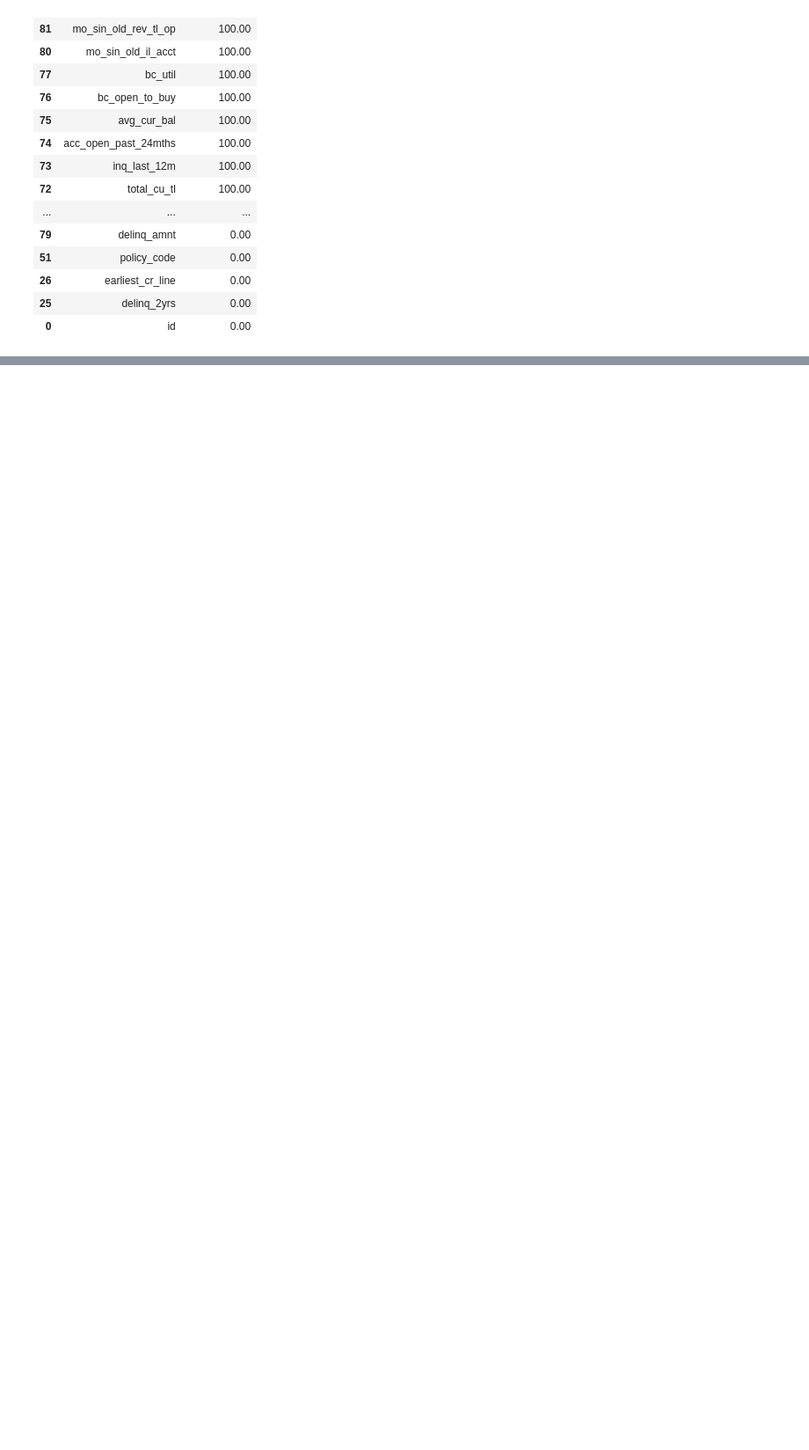
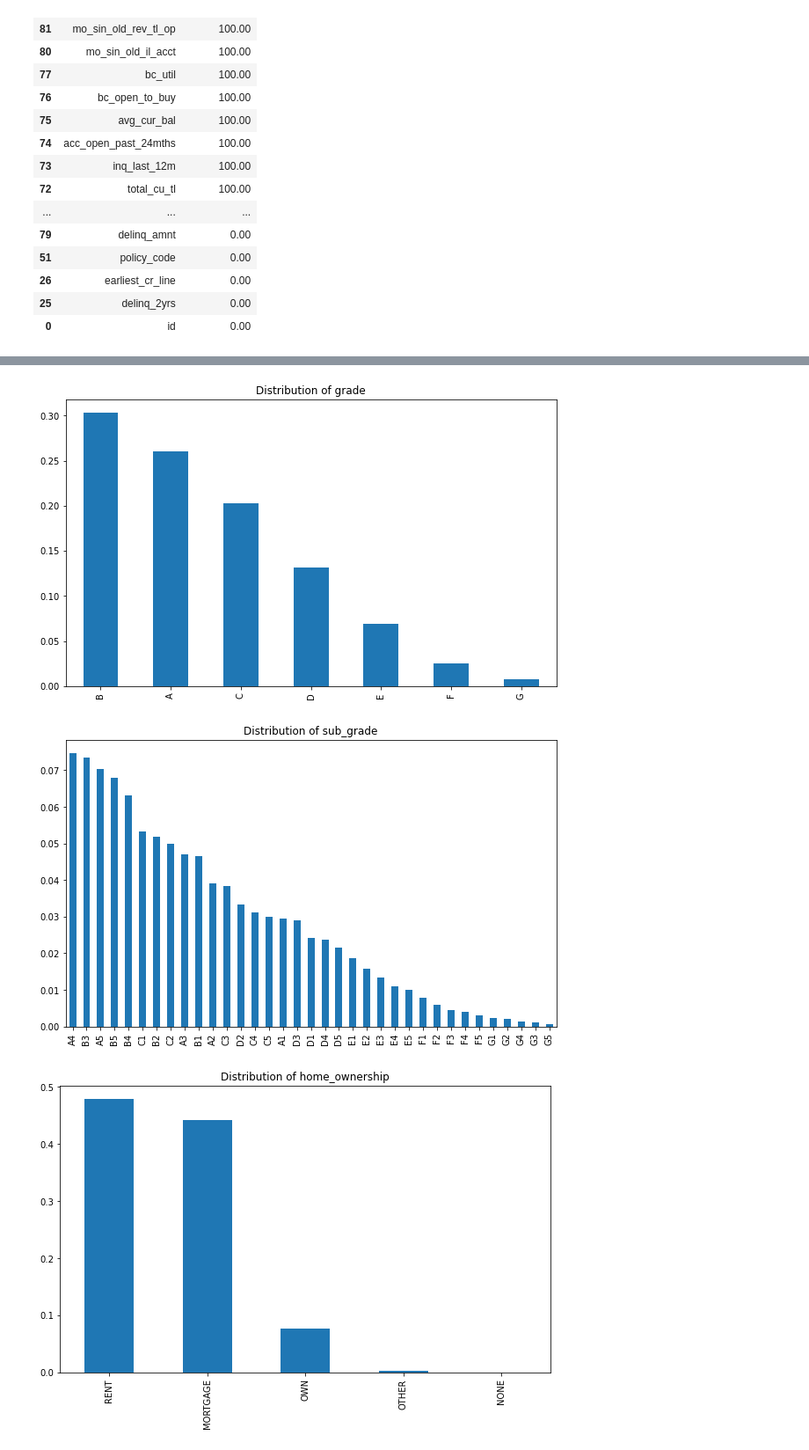
Before and after one commit to tvss93/Lending_Club_Case_Study, a Jupyter notebook: EDA.ipynb, the cells around one changed output, grey strips where cells are left out. Shown: that part at 88% size. Drawn from its saved outputs; the diff is of its cells as text; code cells hidden in the pictures; blank space fills up the shorter version.

Commit message:
univariate analysis

```diff
--- a/EDA.ipynb
+++ b/EDA.ipynb
@@ -268,0 +392,9 @@ Float64Index([10.0, 0.5, 2.0, 3.0, 4.0, 5.0, 1.0, 6.0, 7.0, 8.0, 9.0], dtype='fl
+# %%
+#Univariate Categorical EDA - Plot Percentages
+for col in cat_vars:
+    eda_df[col].value_counts(normalize=True).sort_values(ascending=False).plot.bar(title= "Distribution of " + col, figsize=(10,6))
+    plt.show()
+# %% [output]
+[figure, added]
+[figure, added]
+[figure, added]
```
Also changed, not shown: parts of 57 cells of this notebook, 1 other file.
